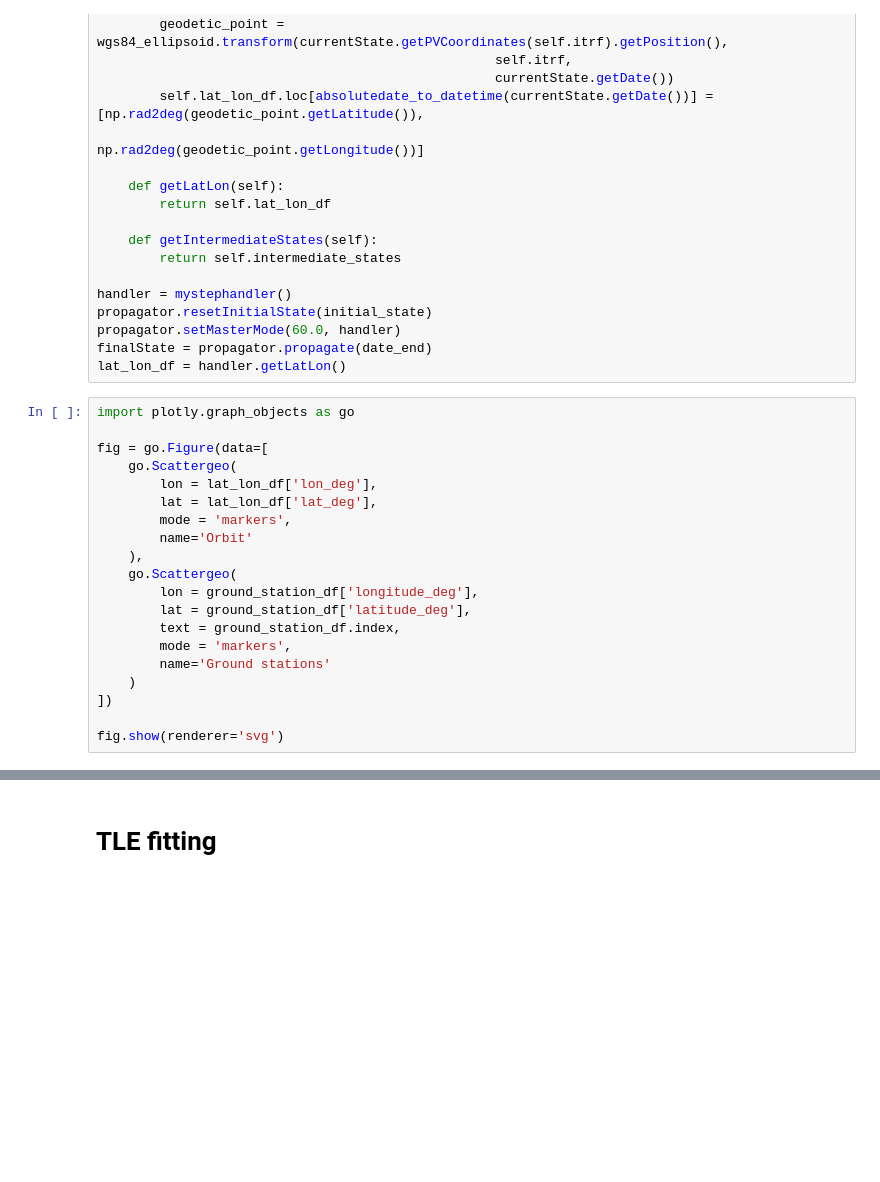
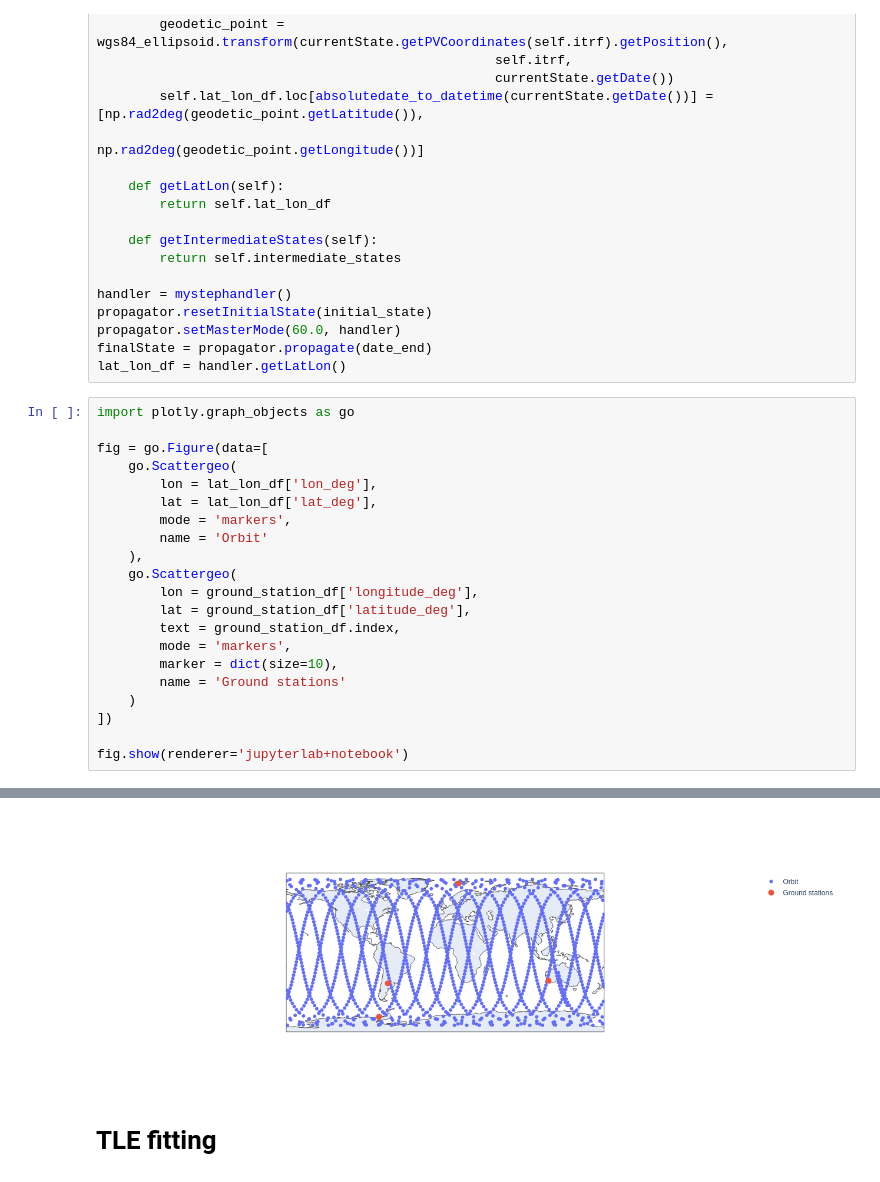
Before and after one commit to GorgiAstro/orbit-determination-examples, a Jupyter notebook: 00-generate-measurements-and-tle.ipynb, the cells around one changed output, grey strips where cells are left out. Drawn from its saved outputs; the diff is of its cells as text; blank space fills up the shorter version.

```diff
--- a/00-generate-measurements-and-tle.ipynb
+++ b/00-generate-measurements-and-tle.ipynb
@@ -465,15 +465,17 @@ fig = go.Figure(data=[
         lon = lat_lon_df['lon_deg'],
         lat = lat_lon_df['lat_deg'],
         mode = 'markers',
-        name='Orbit'
+        name = 'Orbit'
     ),
     go.Scattergeo(
         lon = ground_station_df['longitude_deg'],
         lat = ground_station_df['latitude_deg'],
         text = ground_station_df.index,
         mode = 'markers',
-        name='Ground stations'
+        marker = dict(size=10),
+        name = 'Ground stations'
     )
 ])
 
-fig.show(renderer='svg')
+fig.show(renderer='jupyterlab+notebook')
+# %% [output]
@@ -480,3 +483,4 @@ fig.show(renderer='svg')
+[figure, added]
 # %% [markdown]
 # TLE fitting
 # %% [markdown]
```
Also changed, not shown: parts of 2 cells of this notebook.
